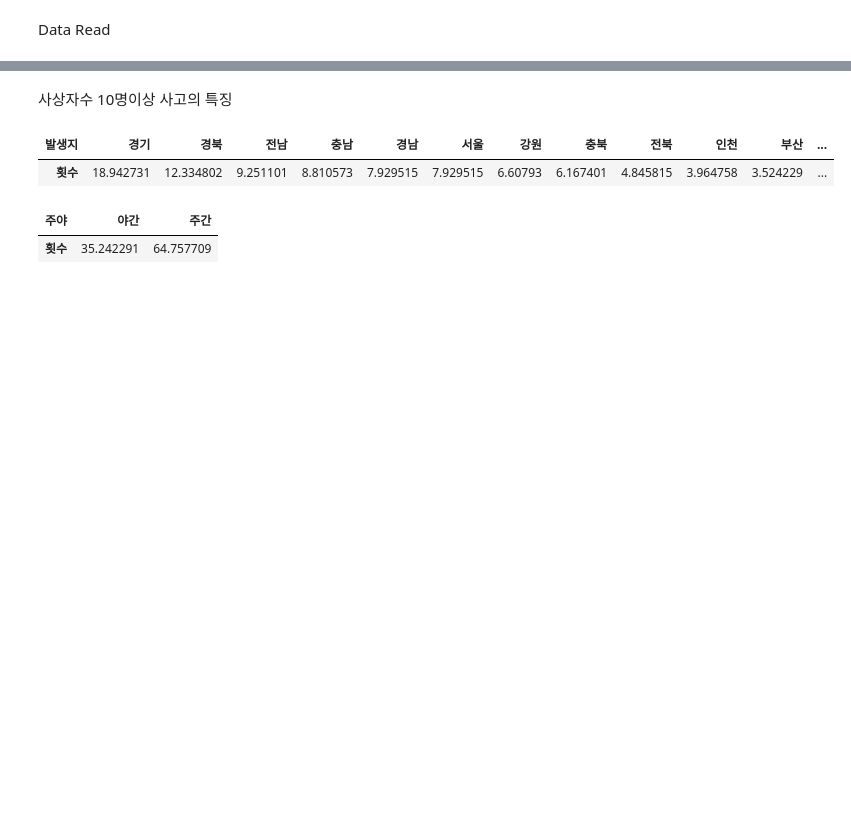
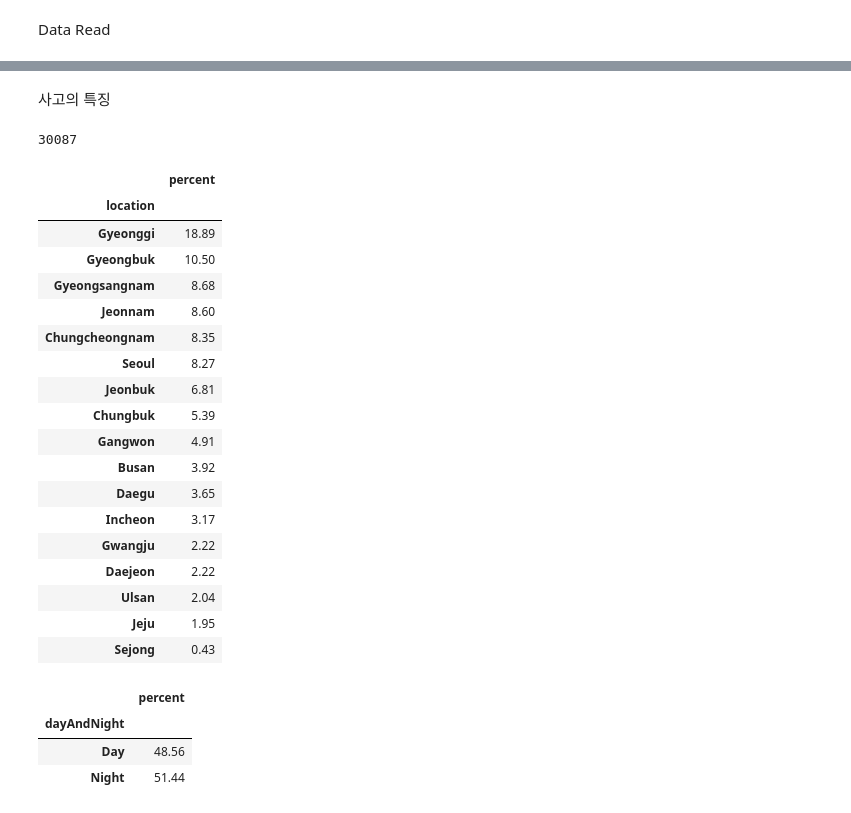
Before and after one commit to soobin99/DataVis, a Jupyter notebook: DataProcessing/DataProcessing.ipynb, the cells around one changed output, grey strips where cells are left out. Saved outputs shown, nothing was run; the diff lists cells and outputs as text; code cells hidden in the pictures; blank space fills up the shorter version.

```diff
--- a/DataProcessing/DataProcessing.ipynb
+++ b/DataProcessing/DataProcessing.ipynb
@@ -181,32 +167,60 @@ hurtData.to_csv('Data/Processing/hurtData.csv',encoding='euc-kr', index=False)
-# %% [markdown]
-사상자수 10명이상 사고의 특징
+# %% [markdown]
+사고의 특징
+# %%
+total=len(hurtData)
+total
+# %% [output]
+30087
 # %%
-test=hurtData.drop('년도',1)
-test=test.groupby(by=['발생지'], as_index=False).sum()
-test=test.sort_values(by='횟수', ascending=False)
-test=test[['발생지','횟수']]
-test.set_index(test['발생지'], inplace=True)
-test=test.drop('발생지',1)
+test=hurtData.drop('year',axis=1)
+test=test.groupby(by=['location'], as_index=False).sum()
+test=test.sort_values(by='count', ascending=False)
+test=test[['location','count']]
+test.set_index(test['location'], inplace=True)
+test=test.drop('location',1)
+test.columns=['percent']
 test=test.T
 for i in test.columns :
-    test[i]=test[i]/total*100
+    test[i]=round(test[i]/total*100,2)
+test=test.T
+test.to_csv('location.csv',encoding='euc-kr', index=True)
 test
-#test.to_csv('Data/Processing/location.csv',encoding='euc-kr', index=True)
 # %% [output]
-| 발생지 | 경기 | 경북 | 전남 | 충남 | 경남 | 서울 | 강원 | 충북 | 전북 | 인천 | 부산 | ... |
-| 횟수 | 18.942731 | 12.334802 | 9.251101 | 8.810573 | 7.929515 | 7.929515 | 6.60793 | 6.167401 | 4.845815 | 3.964758 | 3.524229 | ... |
+|  | percent |
+| location |  |
+| Gyeonggi | 18.89 |
+| Gyeongbuk | 10.50 |
+| Gyeongsangnam | 8.68 |
+| Jeonnam | 8.60 |
+| Chungcheongnam | 8.35 |
+| Seoul | 8.27 |
+| Jeonbuk | 6.81 |
+| Chungbuk | 5.39 |
+| Gangwon | 4.91 |
+| Busan | 3.92 |
+| Daegu | 3.65 |
+| Incheon | 3.17 |
+| Gwangju | 2.22 |
+| Daejeon | 2.22 |
+| Ulsan | 2.04 |
+| Jeju | 1.95 |
+| Sejong | 0.43 |
 # %%
-col_2=['주야','비율']
+col_2=['dayAndNight','count']
 dayNight=hurtData[col_2]
-dayNight=dayNight.groupby(by=['주야'], as_index=False).sum()
-dayNight.set_index(dayNight['주야'], inplace=True)
-dayNight=dayNight.drop('주야',1)
+dayNight=dayNight.groupby(by=['dayAndNight'], as_index=False).sum()
+dayNight.set_index(dayNight['dayAndNight'], inplace=True)
+dayNight=dayNight.drop('dayAndNight',1)
+dayNight.columns=['percent']
 dayNight=dayNight.T
 for i in dayNight.columns :
-    dayNight[i]=dayNight[i]/total*100
-#dayNight.to_csv('Data/Processing/dayAndNight.csv',encoding='euc-kr', index=True)
+    dayNight[i]=round(dayNight[i]/total*100,2)
+dayNight=dayNight.T
+dayNight.to_csv('dayAndNight.csv',encoding='euc-kr', index=True)
 dayNight
 # %% [output]
-| 주야 | 야간 | 주간 |
-| 횟수 | 35.242291 | 64.757709 |
+|  | percent |
+| dayAndNight |  |
+| Day | 48.56 |
+| Night | 51.44 |
 # %%
```
Also changed, not shown: parts of 18 cells of this notebook, 52 other files.
